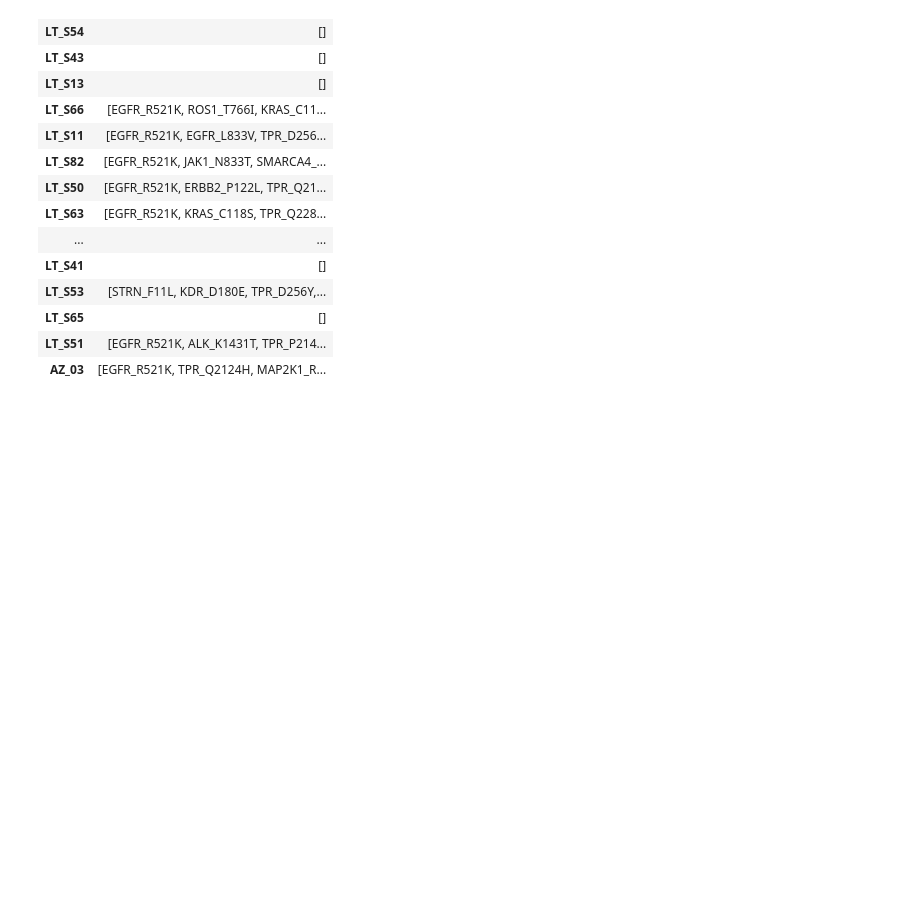
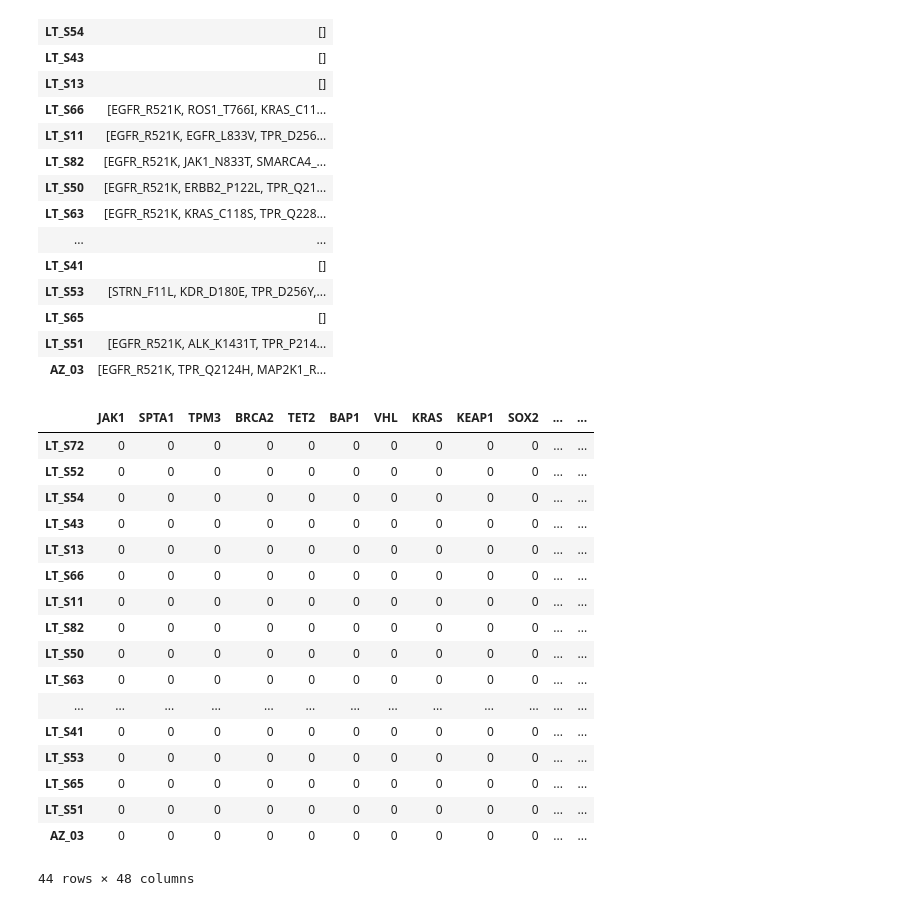
Before and after one commit to lincoln-harris/process_new_cells, a Jupyter notebook: gvcf/breakdown_by_gene.ipynb, the cells around one changed output. Drawn from its saved outputs; the diff is of its cells as text; code cells hidden in the pictures; blank space fills up the shorter version.

```diff
--- a/gvcf/breakdown_by_gene.ipynb
+++ b/gvcf/breakdown_by_gene.ipynb
@@ -98,3 +97,37 @@ x_sample_df.to_csv('samples_all_mutations_3.30.20.csv')
 #////////////////////////////////////////////////////////////////////
 #////////////////////////////////////////////////////////////////////
 #////////////////////////////////////////////////////////////////////
+# %%
+# now lets try and do the whole-gene summarizing, MINUS the driver muts, for now
+driver_muts = ["EGFR_L858R", "EGFR_K745_A750>T", "EGFR_E709_T710>D", "KRAS_G12A",
+                "KRAS_G12C", "KRAS_G12S", "KRAS_G12F", "KRAS_G12V", "KRAS_G13D",
+                "KRAS_Q61H", "KRAS_Q61K", "KRAS_C185S", "BRAF_V600E"]
+# %%
+# this feels really wierd
+x_sample_v = x_sample_v.iloc[:, ~x_sample_v.columns.isin(driver_muts)]
+x_sample_t = x_sample_t.iloc[:, ~x_sample_t.columns.isin(driver_muts)]
+# %%
+# now lets make an samples x genes df
+genes_list = set([x.split('_')[0] for x in list(x_sample_t.columns)])
+samples_x_genes = pd.DataFrame(index=list(x_sample_v.index), columns=genes_list)
+samples_x_genes = samples_x_genes.fillna(0)
+samples_x_genes
+# %% [output]
+|  | JAK1 | SPTA1 | TPM3 | BRCA2 | TET2 | BAP1 | VHL | KRAS | KEAP1 | SOX2 | ... | ... |
+| LT_S72 | 0 | 0 | 0 | 0 | 0 | 0 | 0 | 0 | 0 | 0 | ... | ... |
+| LT_S52 | 0 | 0 | 0 | 0 | 0 | 0 | 0 | 0 | 0 | 0 | ... | ... |
+| LT_S54 | 0 | 0 | 0 | 0 | 0 | 0 | 0 | 0 | 0 | 0 | ... | ... |
+| LT_S43 | 0 | 0 | 0 | 0 | 0 | 0 | 0 | 0 | 0 | 0 | ... | ... |
+| LT_S13 | 0 | 0 | 0 | 0 | 0 | 0 | 0 | 0 | 0 | 0 | ... | ... |
+| LT_S66 | 0 | 0 | 0 | 0 | 0 | 0 | 0 | 0 | 0 | 0 | ... | ... |
+| LT_S11 | 0 | 0 | 0 | 0 | 0 | 0 | 0 | 0 | 0 | 0 | ... | ... |
+| LT_S82 | 0 | 0 | 0 | 0 | 0 | 0 | 0 | 0 | 0 | 0 | ... | ... |
+| LT_S50 | 0 | 0 | 0 | 0 | 0 | 0 | 0 | 0 | 0 | 0 | ... | ... |
+| LT_S63 | 0 | 0 | 0 | 0 | 0 | 0 | 0 | 0 | 0 | 0 | ... | ... |
+| ... | ... | ... | ... | ... | ... | ... | ... | ... | ... | ... | ... | ... |
+| LT_S41 | 0 | 0 | 0 | 0 | 0 | 0 | 0 | 0 | 0 | 0 | ... | ... |
+| LT_S53 | 0 | 0 | 0 | 0 | 0 | 0 | 0 | 0 | 0 | 0 | ... | ... |
+| LT_S65 | 0 | 0 | 0 | 0 | 0 | 0 | 0 | 0 | 0 | 0 | ... | ... |
+| LT_S51 | 0 | 0 | 0 | 0 | 0 | 0 | 0 | 0 | 0 | 0 | ... | ... |
+| AZ_03 | 0 | 0 | 0 | 0 | 0 | 0 | 0 | 0 | 0 | 0 | ... | ... |
+44 rows × 48 columns
```
Also changed, not shown: parts of 6 cells of this notebook.
